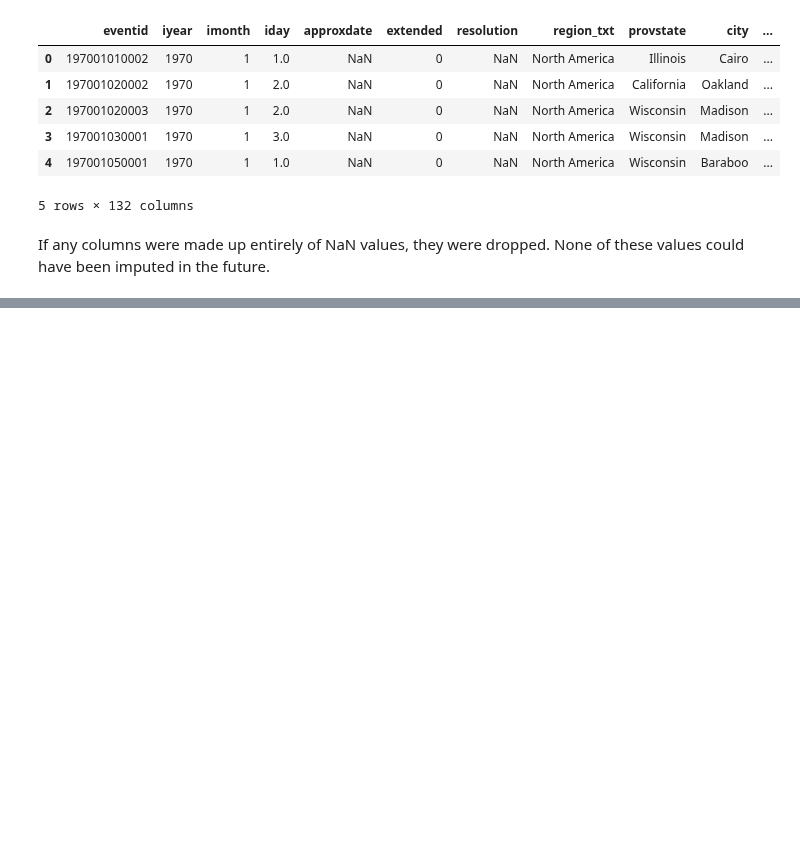
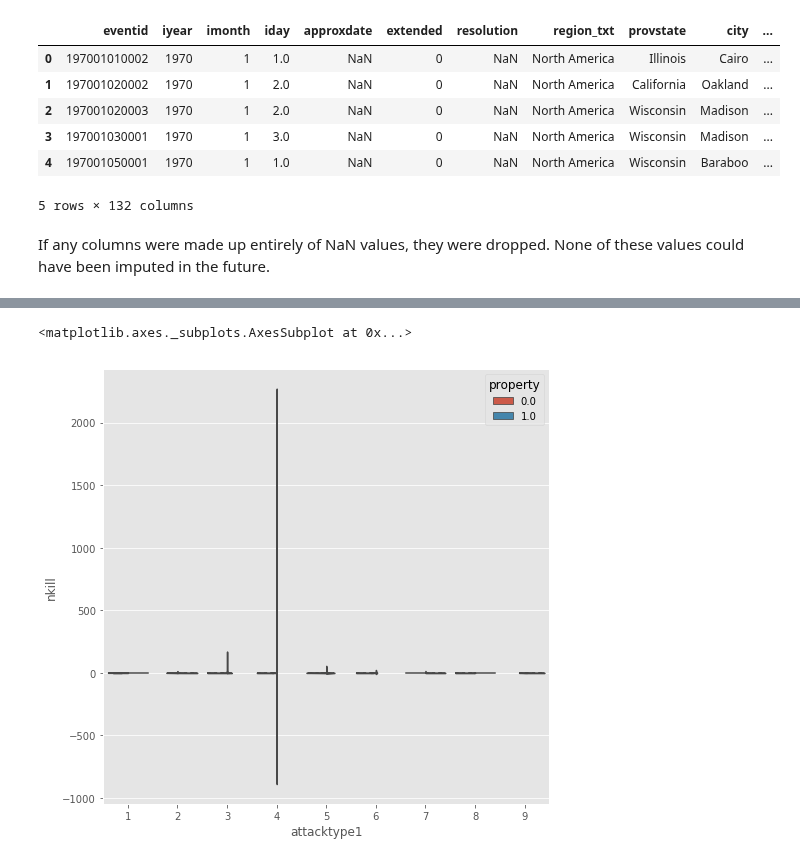
Before and after one commit to jakecarlson1/machine-learning-labs, a Jupyter notebook: Lab1/Lab 1 - Exploring Table Data.ipynb, the cells around one changed output, grey strips where cells are left out. Saved outputs shown, nothing was run; the diff lists cells and outputs as text; code cells hidden in the pictures; blank space fills up the shorter version.

```diff
--- a/Lab1/Lab 1 - Exploring Table Data.ipynb
+++ b/Lab1/Lab 1 - Exploring Table Data.ipynb
@@ -287,0 +337,9 @@ df.to_csv('../data/us_only_clean.csv', sep=',')
+# %%
+# create a new dataframe, grouping by attack type
+df_attck_type = df.groupby(by=['attacktype1'])
+# fill missing values with median
+df_imputed = df_attck_type.transform(lambda grp: grp.fillna(grp.median()))
+# replace deleted columns
+col_deleted = list(set(df.columns) - set(df_imputed.columns))
+df_imputed[col_deleted] = df[col_deleted]
+df_imputed.describe()
@@ -287,0 +384,8 @@ df.to_csv('../data/us_only_clean.csv', sep=',')
+# %%
+import seaborn as sns
+f, ax = plt.subplots(figsize=(8, 8))
+sns.violinplot(x='attacktype1', y='nkill', hue='property', data=df_imputed,
+               split=True, inner='quart')
+# %% [output]
+<matplotlib.axes._subplots.AxesSubplot at 0x...>
+[figure, added]
```
Also changed, not shown: parts of 6 cells of this notebook.
